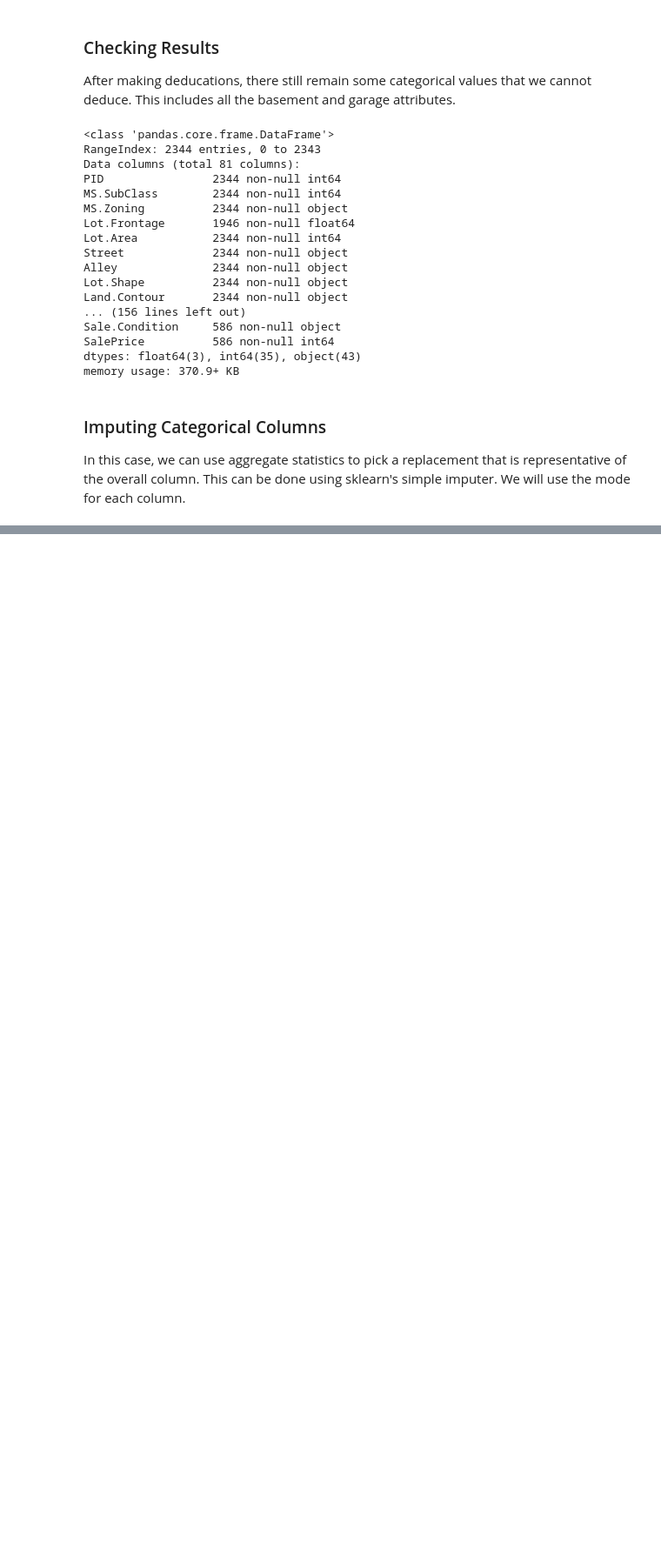
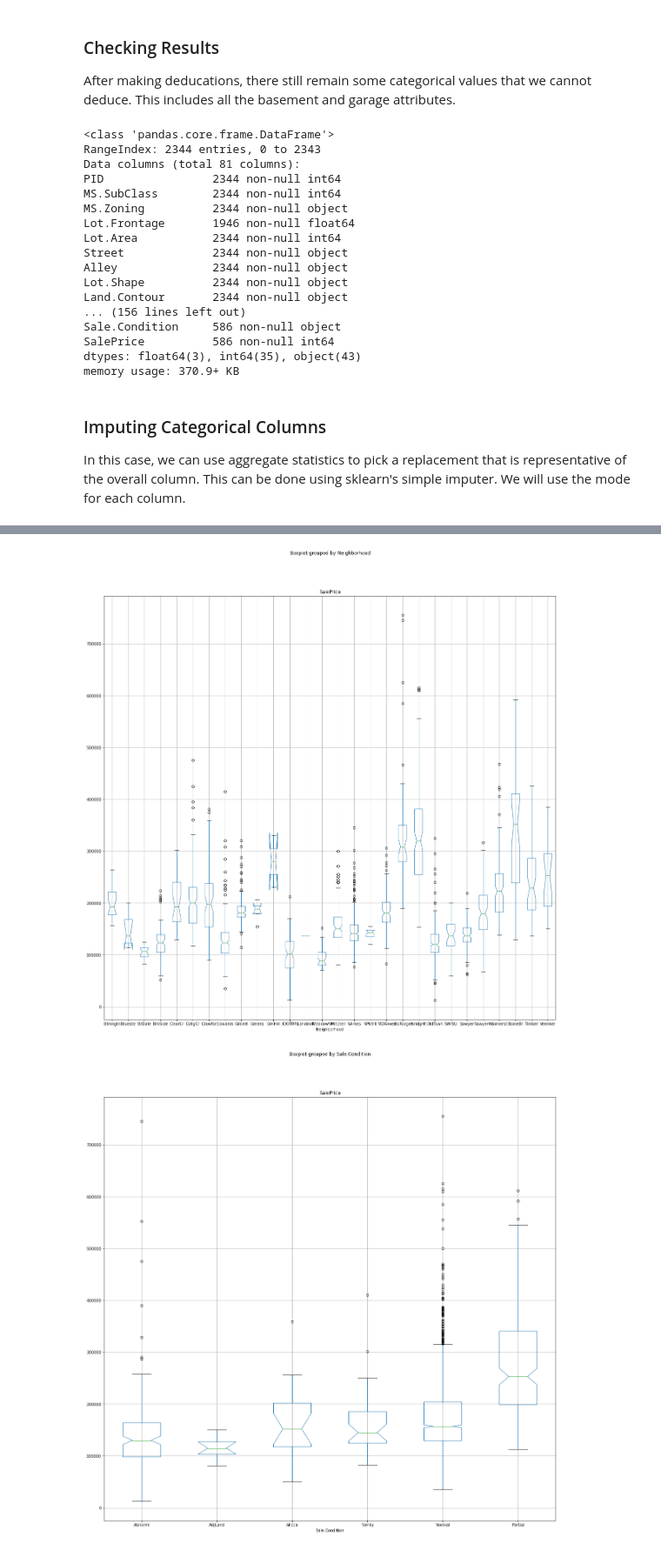
Before and after one commit to s-sandra/machine-learning, a Jupyter notebook: regression-modeling/housing-price-analysis.ipynb, the cells around one changed output, grey strips where cells are left out. Shown at 87% size. Cells and saved outputs as stored; diff of their text form; code cells hidden in the pictures; blank space fills up the shorter version.

Commit message:
Conducted EDA. Created baseline model.

```diff
--- a/regression-modeling/housing-price-analysis.ipynb
+++ b/regression-modeling/housing-price-analysis.ipynb
@@ -144,15 +150,9 @@ memory usage: 370.9+ KB
 ### Imputing Categorical Columns
 In this case, we can use aggregate statistics to pick a replacement that is representative of the overall column. This can be done using sklearn's simple imputer. We will use the mode for each column.
 # %%
-model_x = model_data.drop(["SalePrice"], axis=1)
-model_y = model_data.SalePrice
+cat_imputer = SimpleImputer(strategy="most_frequent")
+cat_mod_x = model_data.select_dtypes(include=['object'])
+cat_mod_x[:] = cat_imputer.fit_transform(cat_mod_x)
 
-validation_x = validation_data.drop(["SalePrice"], axis=1)
-validation_y = validation_data.SalePrice
-cat_imputer = SimpleImputer(strategy="most_frequent")
-
-cat_mod_x = model_x.select_dtypes(include=['object'])
-cat_mod_x = cat_imputer.fit_transform(cat_mod_x)
-
-cat_valid_x = validation_x.select_dtypes(include=['object'])
-cat_valid_x = cat_imputer.fit_transform(cat_valid_x)
+cat_valid_x = validation_data.select_dtypes(include=['object'])
+cat_valid_x[:] = cat_imputer.fit_transform(cat_valid_x)
@@ -175,0 +234,10 @@ valid_x = np.concatenate([num_valid_x, cat_valid_x], axis = 1)  # combine catego
+# %%
+cat_cols = ['Neighborhood', 'Sale.Condition', 'House.Style', 'Garage.Qual', 'Bsmt.Qual']
+cat_mod = pd.concat([cat_mod_x, model_y], axis=1)
+
+for col in cat_cols:
+    cat_mod.boxplot(column='SalePrice', by=col, notch=True)
+    plt.show()
+# %% [output]
+[figure, added]
+[figure, added]
```
Also changed, not shown: parts of 22 cells of this notebook.
